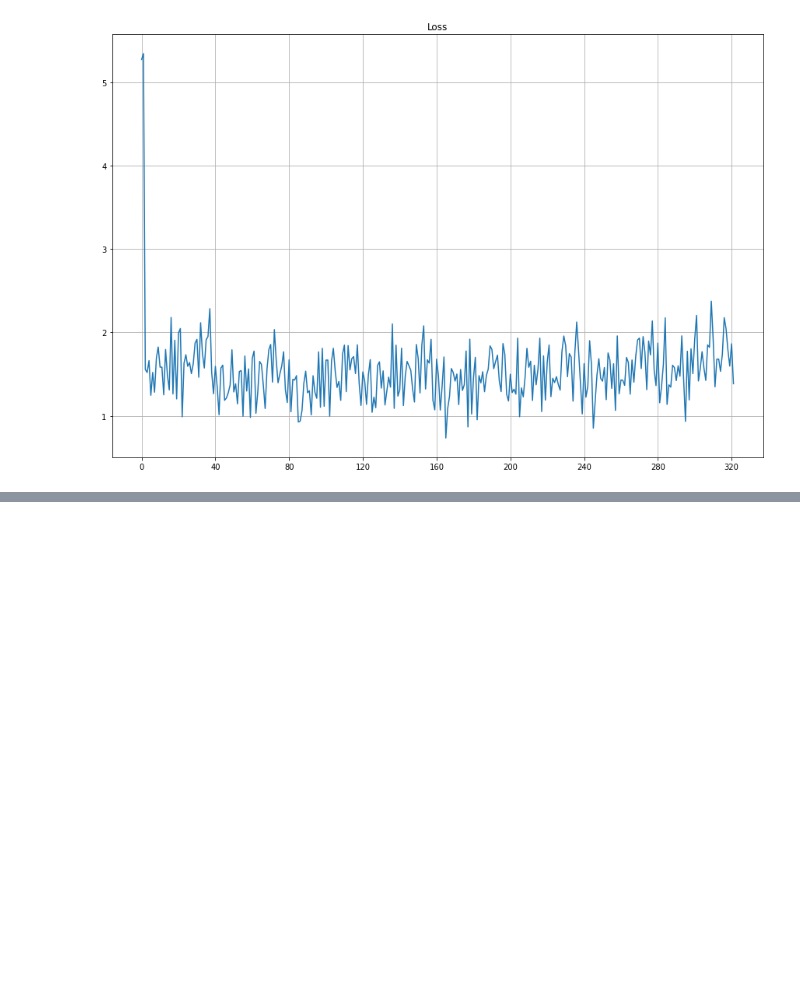
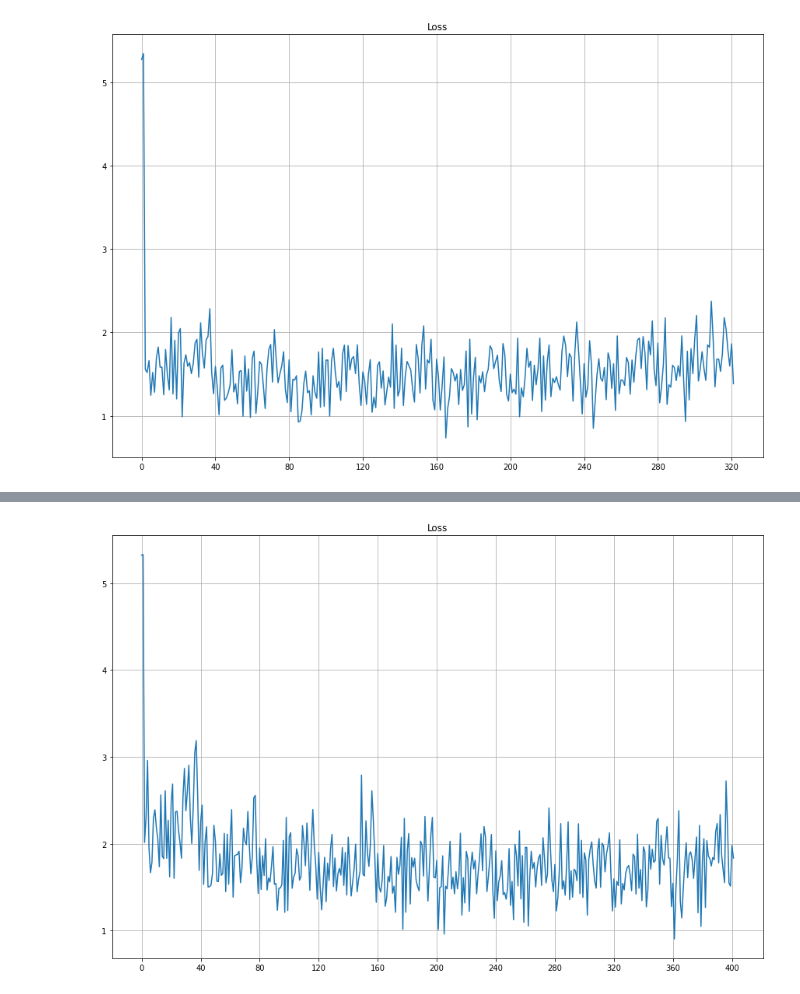
Before and after one commit to nnndk/DL_Homeworks, a Jupyter notebook: hw2/hw2.ipynb, the cells around one changed output, grey strips where cells are left out. Saved outputs shown, nothing was run; the diff lists cells and outputs as text; code cells hidden in the pictures; blank space fills up the shorter version.

```diff
--- a/hw2/hw2.ipynb
+++ b/hw2/hw2.ipynb
@@ -651,0 +679,9 @@ plt.show()
+# %%
+plt.figure(figsize=(15, 10))
+sns.lineplot(data=module2.loss_history)
+plt.grid(True)
+plt.xticks([0, 40, 80, 120, 160, 200, 240, 280, 320, 360, 400])
+plt.title("Loss")
+plt.show()
+# %% [output]
+[figure, added]
```
Also changed, not shown: parts of 21 cells of this notebook, 2 other files.
